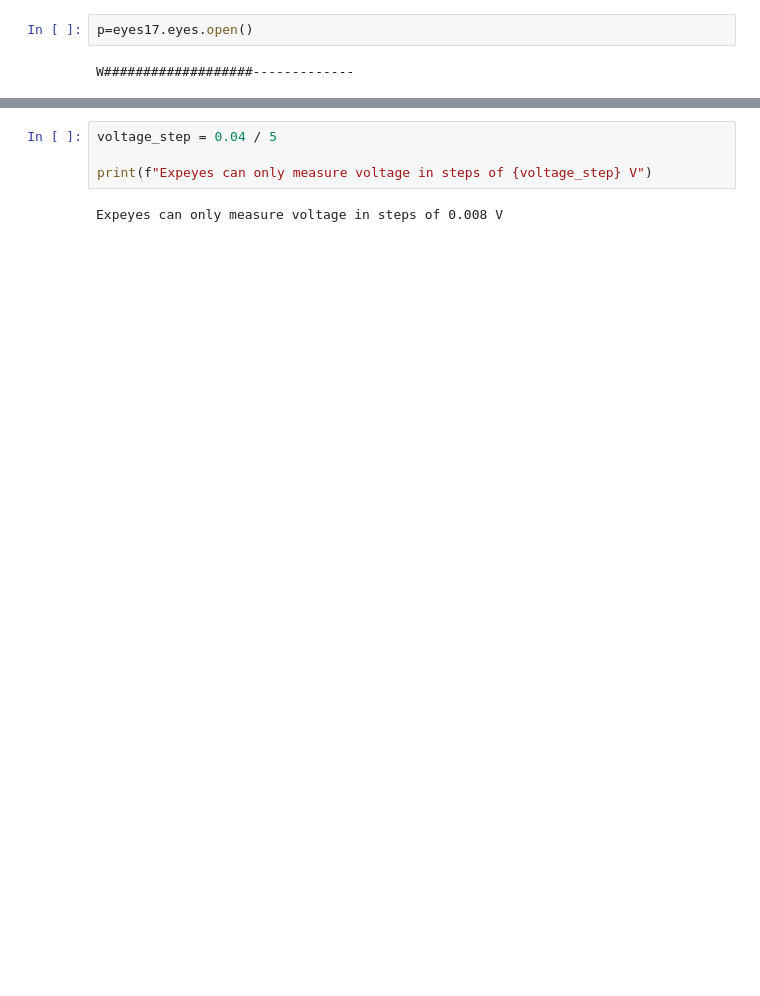
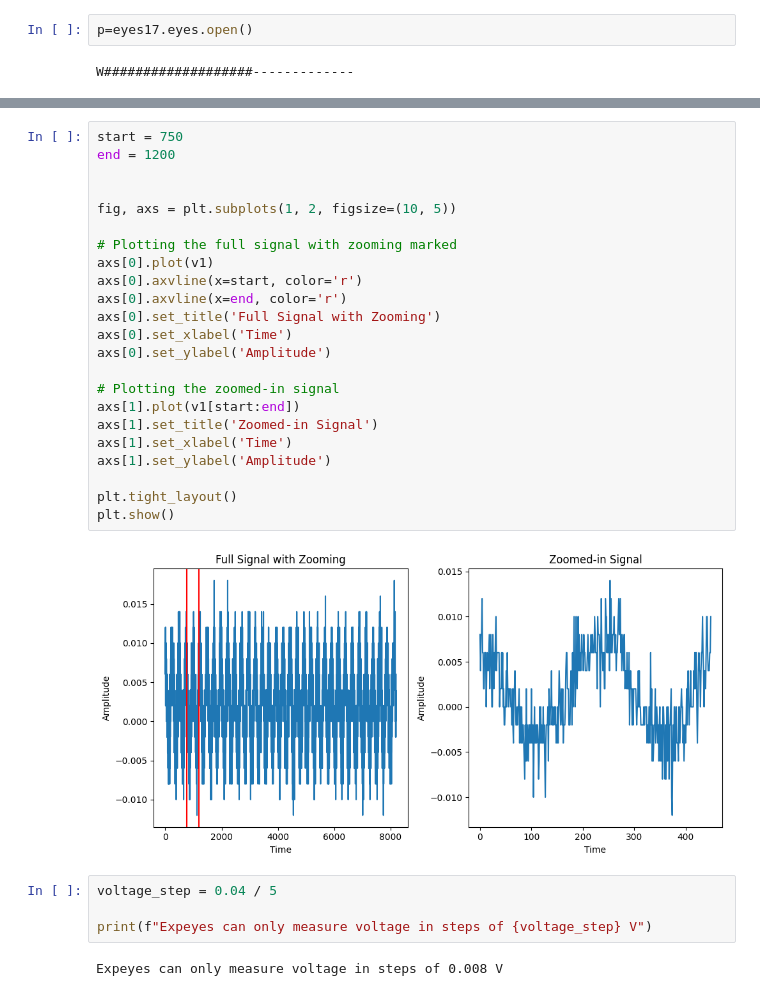
Before and after one commit to AdhilshaA/Lockin_expeyes, a Jupyter notebook: codes/FnGen_Expeyes_trial.ipynb, the cells around one changed output, grey strips where cells are left out. Drawn from its saved outputs; the diff is of its cells as text; blank space fills up the shorter version.

```diff
--- a/codes/FnGen_Expeyes_trial.ipynb
+++ b/codes/FnGen_Expeyes_trial.ipynb
@@ -43,3 +68,28 @@ plt.show()
+# %%
+start = 750
+end = 1200
+
+
+fig, axs = plt.subplots(1, 2, figsize=(10, 5))
+
+# Plotting the full signal with zooming marked
+axs[0].plot(v1)
+axs[0].axvline(x=start, color='r')
+axs[0].axvline(x=end, color='r')
+axs[0].set_title('Full Signal with Zooming')
+axs[0].set_xlabel('Time')
+axs[0].set_ylabel('Amplitude')
+
+# Plotting the zoomed-in signal
+axs[1].plot(v1[start:end])
+axs[1].set_title('Zoomed-in Signal')
+axs[1].set_xlabel('Time')
+axs[1].set_ylabel('Amplitude')
+
+plt.tight_layout()
+plt.show()
+# %% [output]
+[figure, added]
 # %%
 voltage_step = 0.04 / 5
 
```
Also changed, not shown: parts of 6 cells of this notebook, 3 other files.
